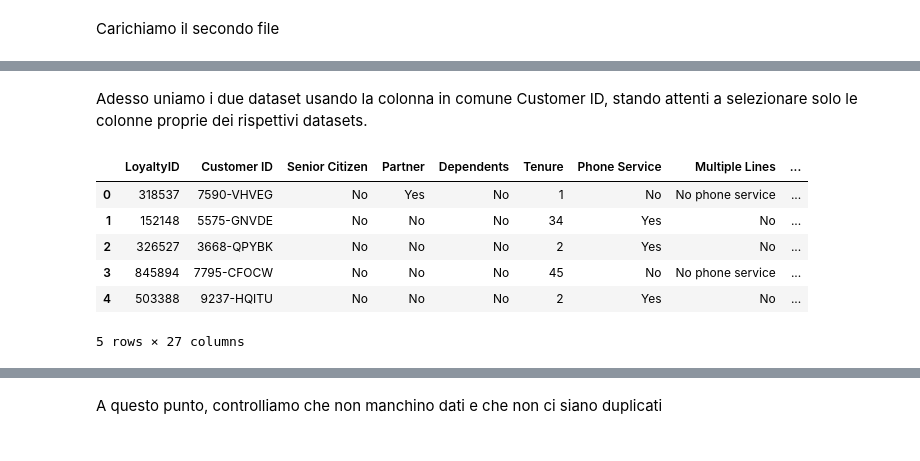
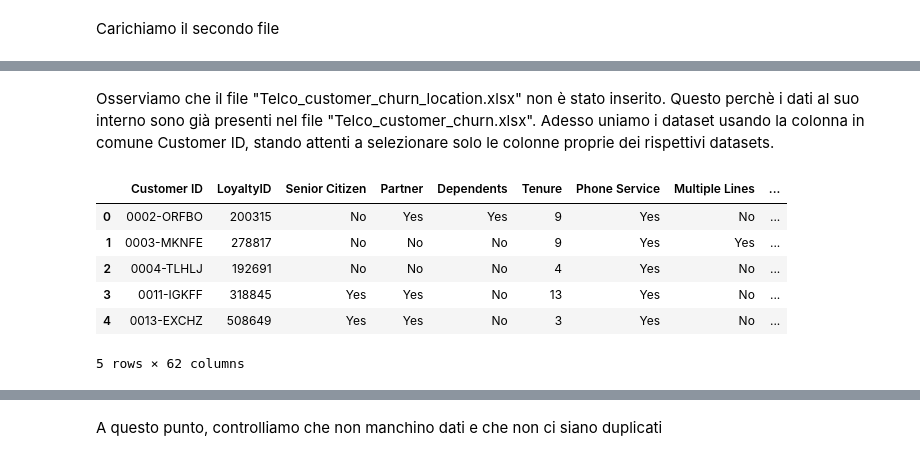
Before and after one commit to GiovanniLodari/DataMiningProject, a Jupyter notebook: ProgettoDM.ipynb, the cells around one changed output, grey strips where cells are left out. Cells and saved outputs as stored; diff of their text form; code cells hidden in the pictures.

Commit message:
Added all .xlsx files and updated feature description

```diff
--- a/ProgettoDM.ipynb
+++ b/ProgettoDM.ipynb
@@ -28,6 +29,7 @@ Carichiamo il secondo file
 file2_path = 'Telecommunications_Industry/Telco_customer_churn_demographics.xlsx'
 df_dem = pd.read_excel(file2_path)
 
+df_dem = df_dem.sort_values(by="Customer ID").reset_index(drop=True)
 df_dem.head()
 # %% [output]
 |  | Customer ID | Count | Gender | Age | Under 30 | Senior Citizen | Married | Dependents | ... |
@@ -38,0 +43,7 @@ df_dem.head()
+# %%
+file3_path = 'Telecommunications_Industry/Telco_customer_churn.xlsx'
+df_pos = pd.read_excel(file3_path) #posizione <- potremmo applicare k-means o nearest neighbor per controllare se i clienti che fanno churn sono "localizzati" (magari a causa di disservizi tipo "non arriva la fibra")
+
+df_pos.rename(columns={"CustomerID": "Customer ID"}, inplace=True)
+df_pos = df_pos.sort_values(by="Customer ID").reset_index(drop=True)
+df_pos.head()
@@ -38,0 +60,6 @@ df_dem.head()
+# %%
+file4_path = 'Telecommunications_Industry/Telco_customer_churn_services.xlsx'
+df_serv = pd.read_excel(file4_path) #posizione <- potremmo applicare k-means o nearest neighbor per controllare se i clienti che fanno churn sono "localizzati" (magari a causa di disservizi tipo "non arriva la fibra")
+
+df_serv = df_serv.sort_values(by="Customer ID").reset_index(drop=True)
+df_serv.head()
@@ -38,0 +76,6 @@ df_dem.head()
+# %%
+file5_path = 'Telecommunications_Industry/Telco_customer_churn_status.xlsx'
+df_stat = pd.read_excel(file5_path) #posizione <- potremmo applicare k-means o nearest neighbor per controllare se i clienti che fanno churn sono "localizzati" (magari a causa di disservizi tipo "non arriva la fibra")
+
+df_stat = df_stat.sort_values(by="Customer ID").reset_index(drop=True)
+df_stat.head()
@@ -39,19 +89,25 @@ df_dem.head()
 # %% [markdown]
-Adesso uniamo i due dataset usando la colonna in comune Customer ID, stando attenti a selezionare solo le colonne proprie dei rispettivi datasets.
+Osserviamo che il file "Telco_customer_churn_location.xlsx" non è stato inserito. Questo perchè i dati al suo interno sono già presenti nel file "Telco_customer_churn.xlsx". Adesso uniamo i dataset usando la colonna in comune Customer ID, stando attenti a selezionare solo le colonne proprie dei rispettivi datasets.
 # %%
-cols_to_use = ["Customer ID"]
-for col in df_dem.columns:
-    if col not in df1.columns:
-        cols_to_use.append(col)
+dfs_to_merge = [df_dem, df_pos, df_serv, df_stat]
+merged_df = df1.copy()
+for df in dfs_to_merge:
+    cols_to_use = ["Customer ID"]
+    for col in df.columns:
+        if col not in merged_df.columns:
+            cols_to_use.append(col)
+    merged_df = pd.merge(merged_df, df[cols_to_use], on="Customer ID", how="left")
 
-merged_df = pd.merge(df1, df_dem[cols_to_use], on="Customer ID", how="left")
+cols = list(merged_df.columns)
+cols[0], cols[1] = cols[1], cols[0]
+merged_df = merged_df[cols]      #Scambio le colonne LoyaltyID e CustomerID per ordine
 merged_df.head()
 # %% [output]
-|  | LoyaltyID | Customer ID | Senior Citizen | Partner | Dependents | Tenure | Phone Service | Multiple Lines | ... |
-| 0 | 318537 | 7590-VHVEG | No | Yes | No | 1 | No | No phone service | ... |
-| 1 | 152148 | 5575-GNVDE | No | No | No | 34 | Yes | No | ... |
-| 2 | 326527 | 3668-QPYBK | No | No | No | 2 | Yes | No | ... |
-| 3 | 845894 | 7795-CFOCW | No | No | No | 45 | No | No phone service | ... |
-| 4 | 503388 | 9237-HQITU | No | No | No | 2 | Yes | No | ... |
+|  | Customer ID | LoyaltyID | Senior Citizen | Partner | Dependents | Tenure | Phone Service | Multiple Lines | ... |
+| 0 | 0002-ORFBO | 200315 | No | Yes | Yes | 9 | Yes | No | ... |
+| 1 | 0003-MKNFE | 278817 | No | No | No | 9 | Yes | Yes | ... |
+| 2 | 0004-TLHLJ | 192691 | No | No | No | 4 | Yes | No | ... |
+| 3 | 0011-IGKFF | 318845 | Yes | Yes | No | 13 | Yes | No | ... |
+| 4 | 0013-EXCHZ | 508649 | Yes | Yes | No | 3 | Yes | No | ... |
-5 rows × 27 columns
+5 rows × 62 columns
 # %% [markdown]
```
Also changed, not shown: parts of 11 cells of this notebook.
